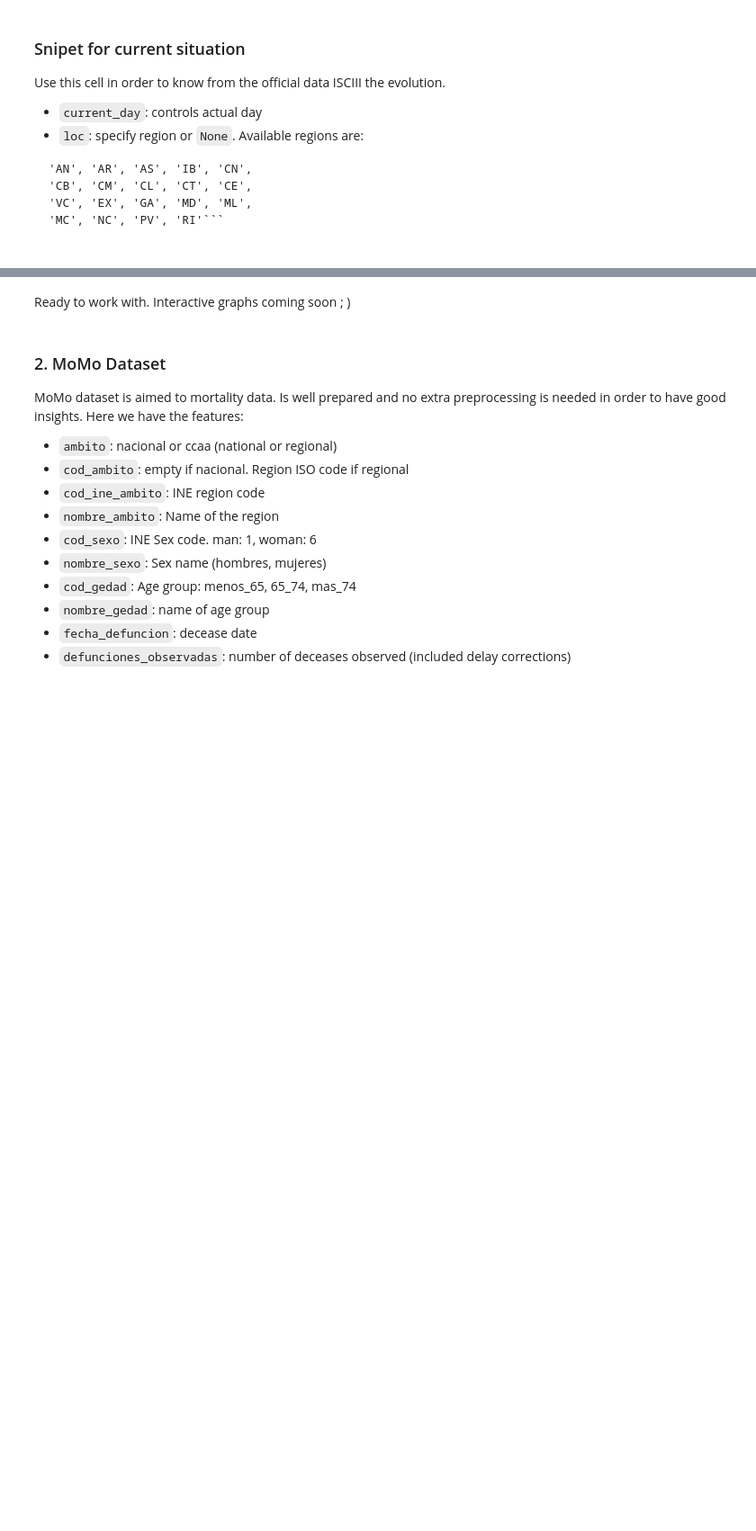
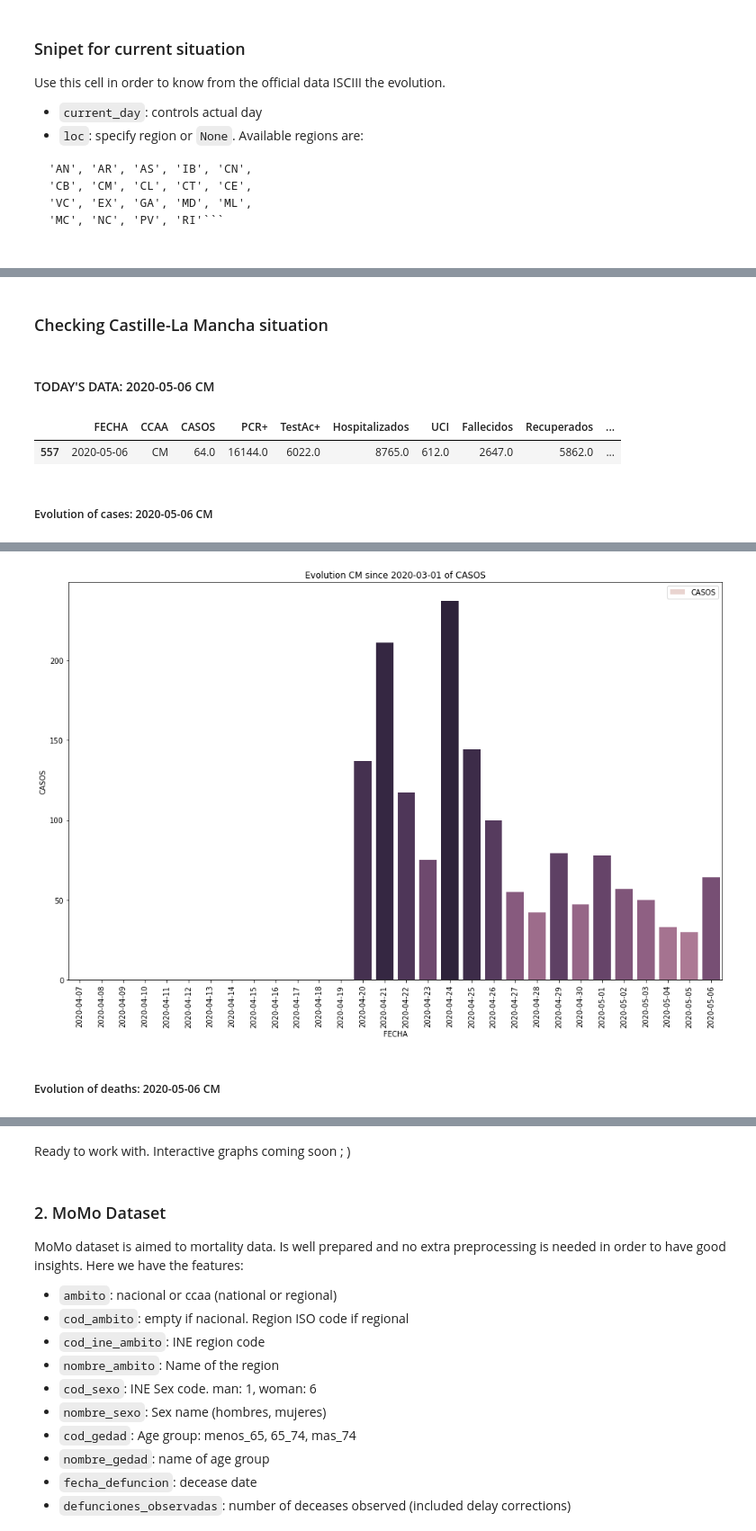
Before and after one commit to RaulRC/Covid-19, a Jupyter notebook: Covid19 - Official Spanish Data Curation ISCIII and other public datasets.ipynb, the cells around one changed output, grey strips where cells are left out. Shown at 90% size. Saved outputs shown, nothing was run; the diff lists cells and outputs as text; code cells hidden in the pictures; blank space fills up the shorter version.

```diff
--- a/Covid19 - Official Spanish Data Curation ISCIII and other public datasets.ipynb
+++ b/Covid19 - Official Spanish Data Curation ISCIII and other public datasets.ipynb
@@ -332,0 +340,9 @@ Warning: aggregation not available
+# %% [markdown]
+### Checking Castille-La Mancha situation
+# %%
+checkSituation(loc='CM')
+# %% [output]
+#### TODAY'S DATA: 2020-05-06 CM
+|  | FECHA | CCAA | CASOS | PCR+ | TestAc+ | Hospitalizados | UCI | Fallecidos | Recuperados | ... |
+| 557 | 2020-05-06 | CM | 64.0 | 16144.0 | 6022.0 | 8765.0 | 612.0 | 2647.0 | 5862.0 | ... |
+##### Evolution of cases: 2020-05-06 CM
@@ -332,0 +350,2 @@ Warning: aggregation not available
+[figure, added]
+##### Evolution of deaths: 2020-05-06 CM
```
Also changed, not shown: parts of 21 cells of this notebook.
